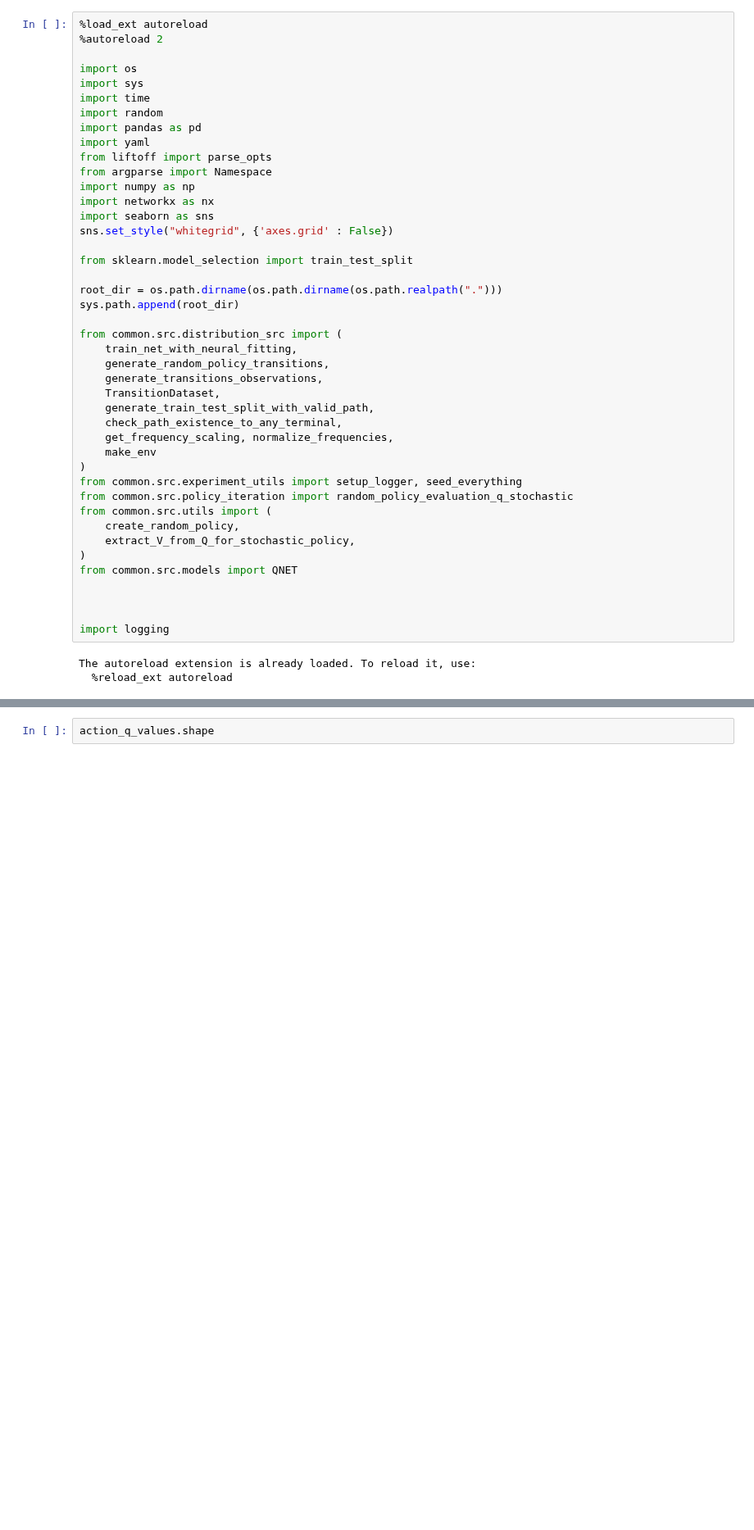
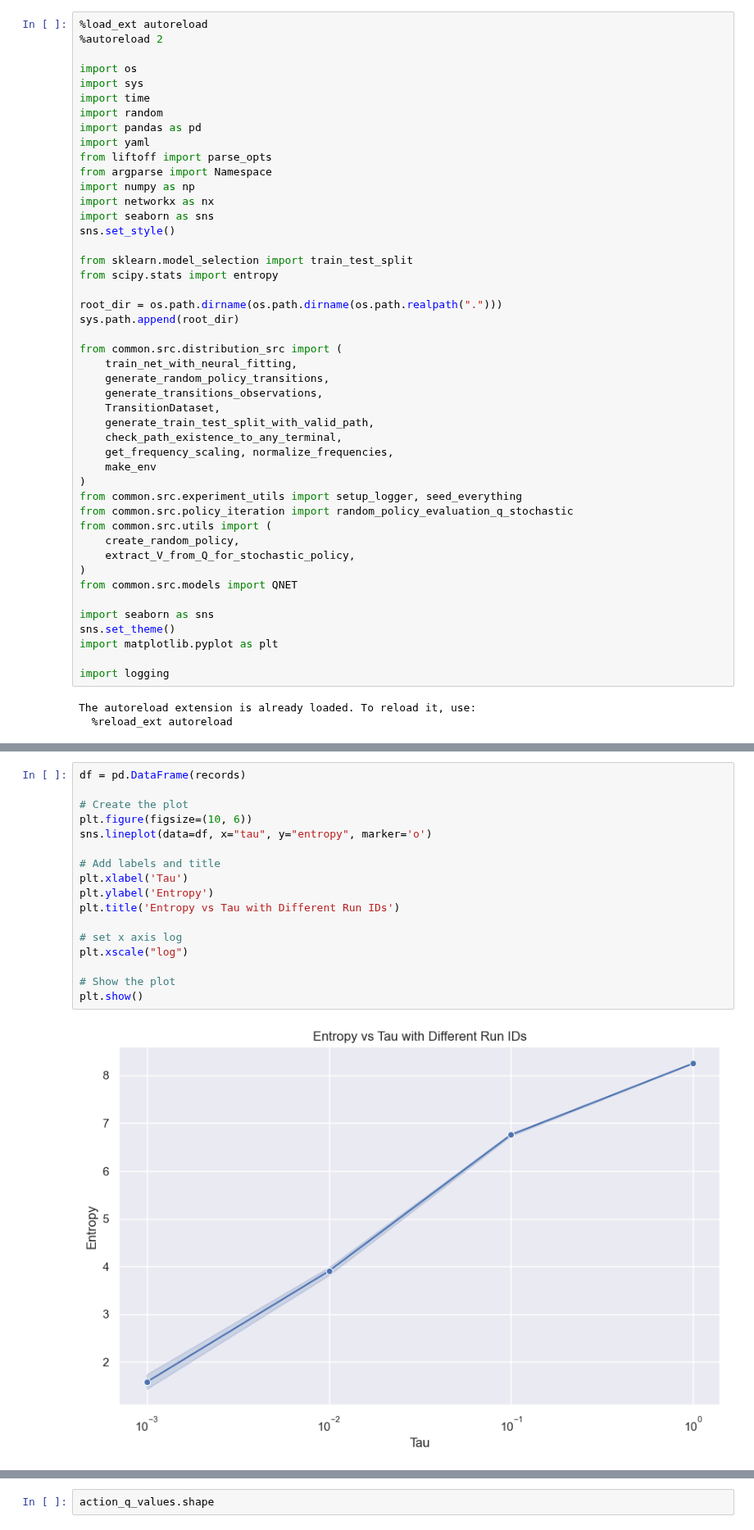
Before and after one commit to mariusdgm/phd-research, a Jupyter notebook: experiments/experiment_distributions/check_experiment.ipynb, the cells around one changed output, grey strips where cells are left out. Shown at 82% size. Cells and saved outputs as stored; diff of their text form; blank space fills up the shorter version.

```diff
--- a/experiments/experiment_distributions/check_experiment.ipynb
+++ b/experiments/experiment_distributions/check_experiment.ipynb
@@ -13,9 +13,10 @@ from argparse import Namespace
 import numpy as np
 import networkx as nx
 import seaborn as sns
-sns.set_style("whitegrid", {'axes.grid' : False})
+sns.set_style()
 
 from sklearn.model_selection import train_test_split
+from scipy.stats import entropy
 
 root_dir = os.path.dirname(os.path.dirname(os.path.realpath(".")))
 sys.path.append(root_dir)
@@ -38,7 +39,9 @@ from common.src.utils import (
 )
 from common.src.models import QNET
 
-
+import seaborn as sns
+sns.set_theme()
+import matplotlib.pyplot as plt
 
 import logging
 # %% [output]
@@ -62,2 +110,21 @@ def count_occurrences_and_compute_percentage(
+# %%
+df = pd.DataFrame(records)
+
+# Create the plot
+plt.figure(figsize=(10, 6))
+sns.lineplot(data=df, x="tau", y="entropy", marker='o')
+
+# Add labels and title
+plt.xlabel('Tau')
+plt.ylabel('Entropy')
+plt.title('Entropy vs Tau with Different Run IDs')
+
+# set x axis log
+plt.xscale("log")
+
+# Show the plot
+plt.show()
+# %% [output]
+[figure, added]
 # %%
 rows, cols = 10, 10
```
Also changed, not shown: parts of 3 cells of this notebook, 2 other files.
